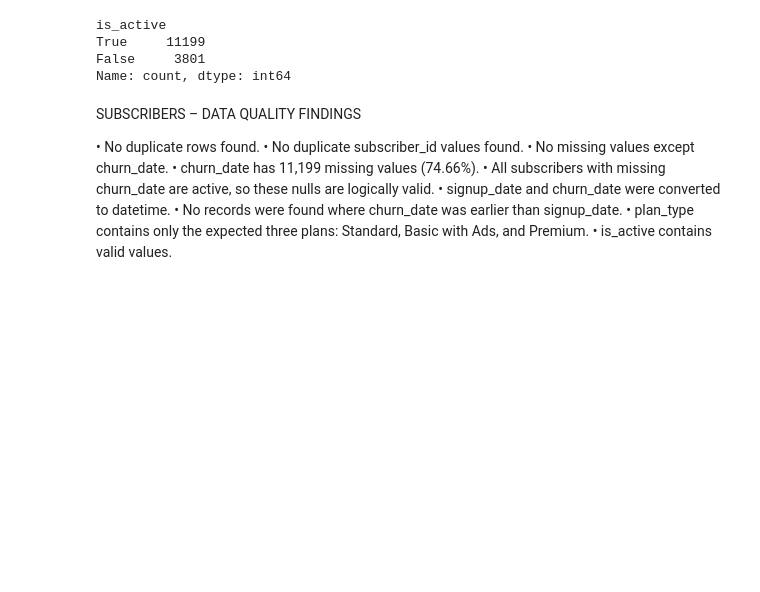
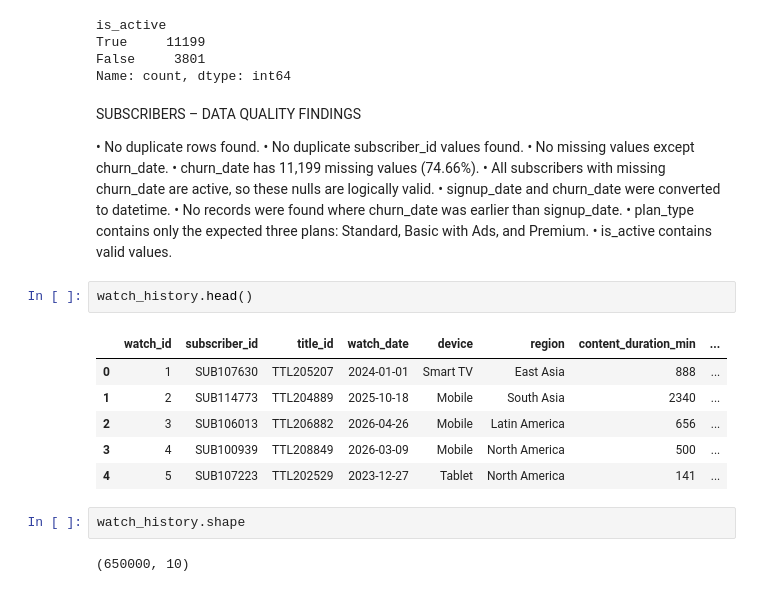
Before and after one commit to assthakochar6-da/streamflix-project, a Jupyter notebook: Phase1_DataCleaning_asstha.ipynb, the cells around one changed output. Cells and saved outputs as stored; diff of their text form; blank space fills up the shorter version.

```diff
--- a/Phase1_DataCleaning_asstha.ipynb
+++ b/Phase1_DataCleaning_asstha.ipynb
@@ -262,3 +263,16 @@ SUBSCRIBERS – DATA QUALITY FINDINGS
 • plan_type contains only the expected three plans:
   Standard, Basic with Ads, and Premium.
 • is_active contains valid values.
+# %%
+watch_history.head()
+# %% [output]
+|  | watch_id | subscriber_id | title_id | watch_date | device | region | content_duration_min | ... |
+| 0 | 1 | SUB107630 | TTL205207 | 2024-01-01 | Smart TV | East Asia | 888 | ... |
+| 1 | 2 | SUB114773 | TTL204889 | 2025-10-18 | Mobile | South Asia | 2340 | ... |
+| 2 | 3 | SUB106013 | TTL206882 | 2026-04-26 | Mobile | Latin America | 656 | ... |
+| 3 | 4 | SUB100939 | TTL208849 | 2026-03-09 | Mobile | North America | 500 | ... |
+| 4 | 5 | SUB107223 | TTL202529 | 2023-12-27 | Tablet | North America | 141 | ... |
+# %%
+watch_history.shape
+# %% [output]
+(650000, 10)
```
Also changed, not shown: parts of 24 cells of this notebook.
